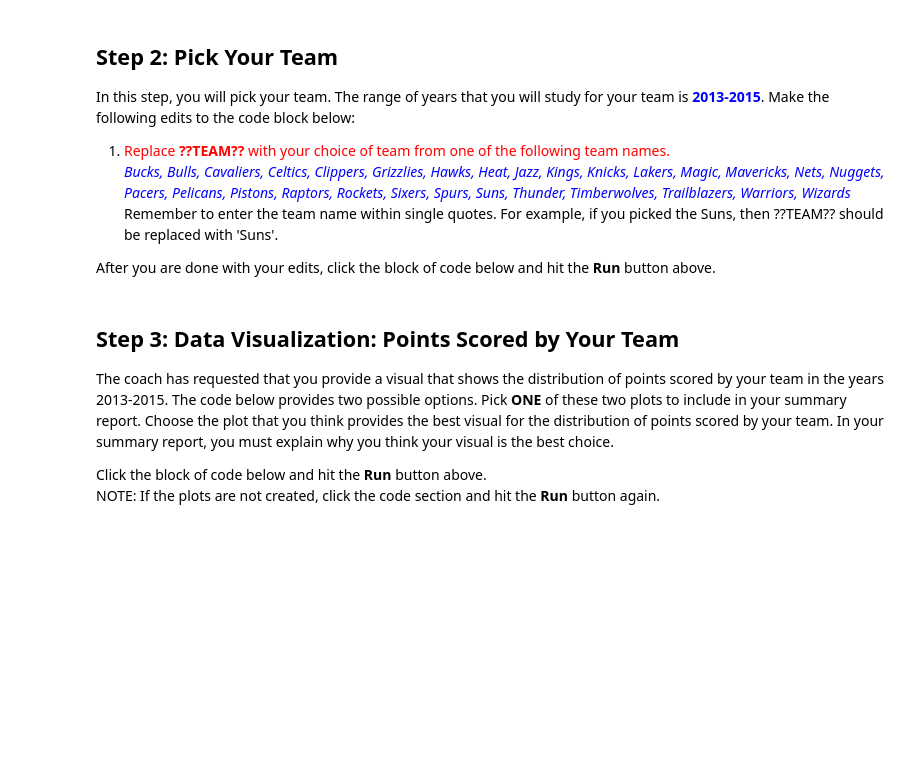
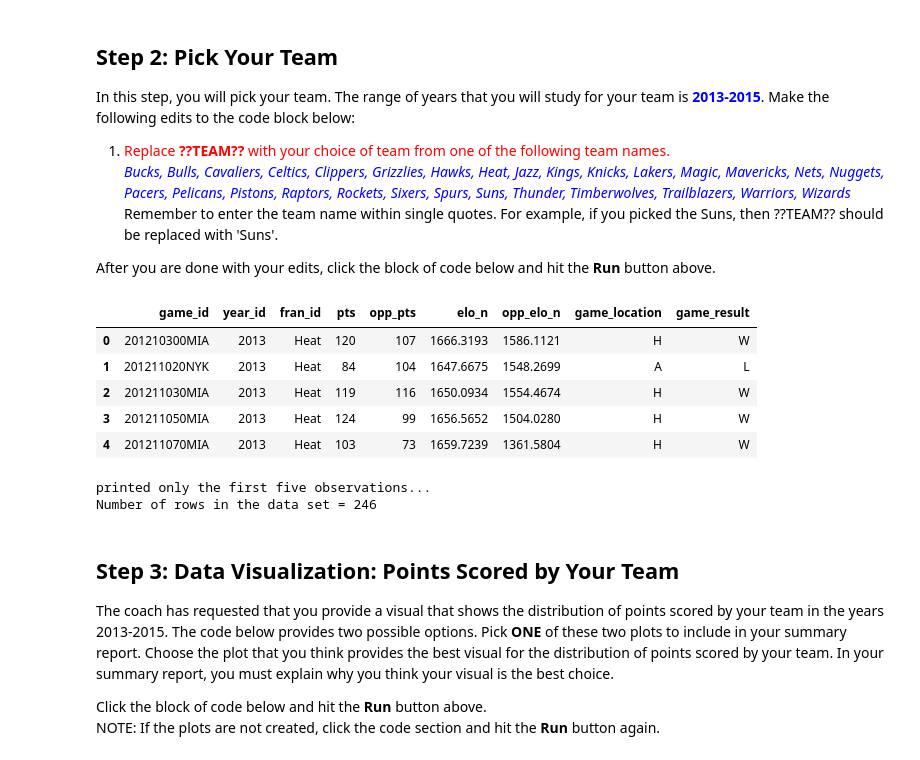
Before and after one commit to wickedyoda/MAT-243_SNHU_Statistics_for_stem, a Jupyter notebook: project 1/new-mat-243-project-one/Project One Jupyter Script.ipynb, the cells around one changed output. Saved outputs shown, nothing was run; the diff lists cells and outputs as text; code cells hidden in the pictures; blank space fills up the shorter version.

Commit message:
Project 1 ran all the numbers

```diff
--- a/project 1/new-mat-243-project-one/Project One Jupyter Script.ipynb
+++ b/project 1/new-mat-243-project-one/Project One Jupyter Script.ipynb
@@ -82,15 +82,24 @@ After you are done with your edits, click the block of code below and hit the **
 # %%
 # Range of years: 2013-2015 (Note: The line below selects ALL teams within the three-year period 2013-2015. This is not your team's dataframe.
 your_years_leagues_df = nba_orig_df[(nba_orig_df['year_id'].between(2013, 2015))]
 
 # The dataframe for your team is called your_team_df.
 # ---- TODO: make your edits here ----
-your_team_df = your_years_leagues_df[(your_years_leagues_df['fran_id']==??TEAM??)]
+your_team_df = your_years_leagues_df[(your_years_leagues_df['fran_id']=='Heat')]
 your_team_df = your_team_df.reset_index(drop=True)
 
 display(HTML(your_team_df.head().to_html()))
 print("printed only the first five observations...")
 print("Number of rows in the data set =", len(your_team_df))
+# %% [output]
+|  | game_id | year_id | fran_id | pts | opp_pts | elo_n | opp_elo_n | game_location | game_result |
+| 0 | 201210300MIA | 2013 | Heat | 120 | 107 | 1666.3193 | 1586.1121 | H | W |
+| 1 | 201211020NYK | 2013 | Heat | 84 | 104 | 1647.6675 | 1548.2699 | A | L |
+| 2 | 201211030MIA | 2013 | Heat | 119 | 116 | 1650.0934 | 1554.4674 | H | W |
+| 3 | 201211050MIA | 2013 | Heat | 124 | 99 | 1656.5652 | 1504.0280 | H | W |
+| 4 | 201211070MIA | 2013 | Heat | 103 | 73 | 1659.7239 | 1361.5804 | H | W |
+printed only the first five observations...
+Number of rows in the data set = 246
 # %% [markdown]
 ## Step 3: Data Visualization: Points Scored by Your Team
 The coach has requested that you provide a visual that shows the distribution of points scored by your team in the years 2013-2015. The code below provides two possible options. Pick **ONE** of these two plots to include in your summary report. Choose the plot that you think provides the best visual for the distribution of points scored by your team. In your summary report, you must explain why you think your visual is the best choice.
```
Also changed, not shown: parts of 9 cells of this notebook, 3 other files.
